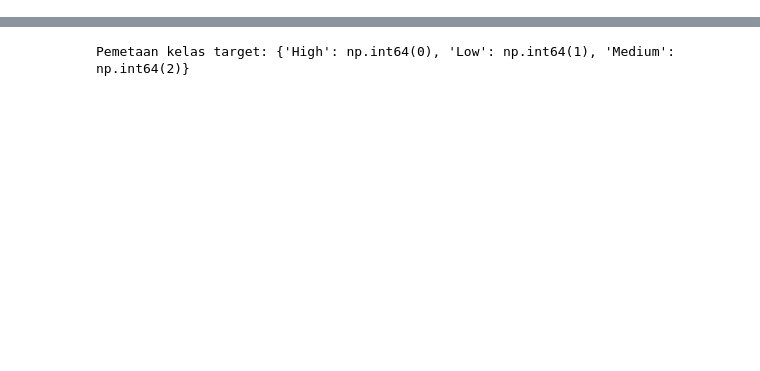
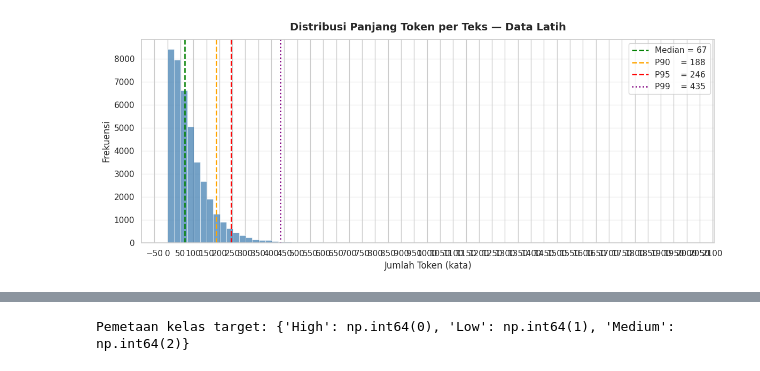
Before and after one commit to Cokgdsatria/lentera-analytics-hub, a Jupyter notebook: lentera-ml-research/notebooks/deep_learning_urgency_gru.ipynb, the cells around one changed output, grey strips where cells are left out. Cells and saved outputs as stored; diff of their text form; code cells hidden in the pictures; blank space fills up the shorter version.

```diff
--- a/lentera-ml-research/notebooks/deep_learning_urgency_gru.ipynb
+++ b/lentera-ml-research/notebooks/deep_learning_urgency_gru.ipynb
@@ -93,0 +156,12 @@ Model deep learning membutuhkan target numerik. Kita akan mengodekan target kate
+# %%
+train_token_lengths = df_train['Cleaned_Narrative'].astype(str).apply(lambda x: len(x.split()))
+
+print(f"Jumlah sampel : {len(train_token_lengths):,}")
+print(f"Min           : {train_token_lengths.min()} token")
+print(f"Mean          : {train_token_lengths.mean():.1f} token")
+print(f"Median (P50)  : {train_token_lengths.median():.0f} token")
+print(f"P75           : {train_token_lengths.quantile(0.75):.0f} token")
+print(f"P90           : {train_token_lengths.quantile(0.90):.0f} token")
+print(f"P95           : {train_token_lengths.quantile(0.95):.0f} token")
+print(f"P99           : {train_token_lengths.quantile(0.99):.0f} token")
+print(f"Max           : {train_token_lengths.max():,} token")
@@ -93,0 +178,22 @@ Model deep learning membutuhkan target numerik. Kita akan mengodekan target kate
+# %%
+p90 = int(train_token_lengths.quantile(0.90))
+p95 = int(train_token_lengths.quantile(0.95))
+p99 = int(train_token_lengths.quantile(0.99))
+median_len = int(train_token_lengths.median())
+
+fig, ax = plt.subplots(figsize=(12, 5))
+ax.hist(train_token_lengths, bins=80, color='steelblue', alpha=0.75, edgecolor='white', linewidth=0.5)
+ax.axvline(median_len, color='green',  linestyle='--', linewidth=1.8, label=f'Median = {median_len}')
+ax.axvline(p90,        color='orange', linestyle='--', linewidth=1.8, label=f'P90    = {p90}')
+ax.axvline(p95,        color='red',    linestyle='--', linewidth=1.8, label=f'P95    = {p95}')
+ax.axvline(p99,        color='purple', linestyle=':',  linewidth=1.8, label=f'P99    = {p99}')
+ax.set_title('Distribusi Panjang Token per Teks — Data Latih', fontsize=14, fontweight='bold', pad=12)
+ax.set_xlabel('Jumlah Token (kata)', fontsize=12)
+ax.set_ylabel('Frekuensi', fontsize=12)
+ax.legend(fontsize=11)
+ax.xaxis.set_major_locator(mticker.MultipleLocator(50))
+ax.grid(axis='y', alpha=0.4)
+plt.tight_layout()
+plt.show()
+# %% [output]
+[figure, added]
```
Also changed, not shown: parts of 38 cells of this notebook, 5 other files.
